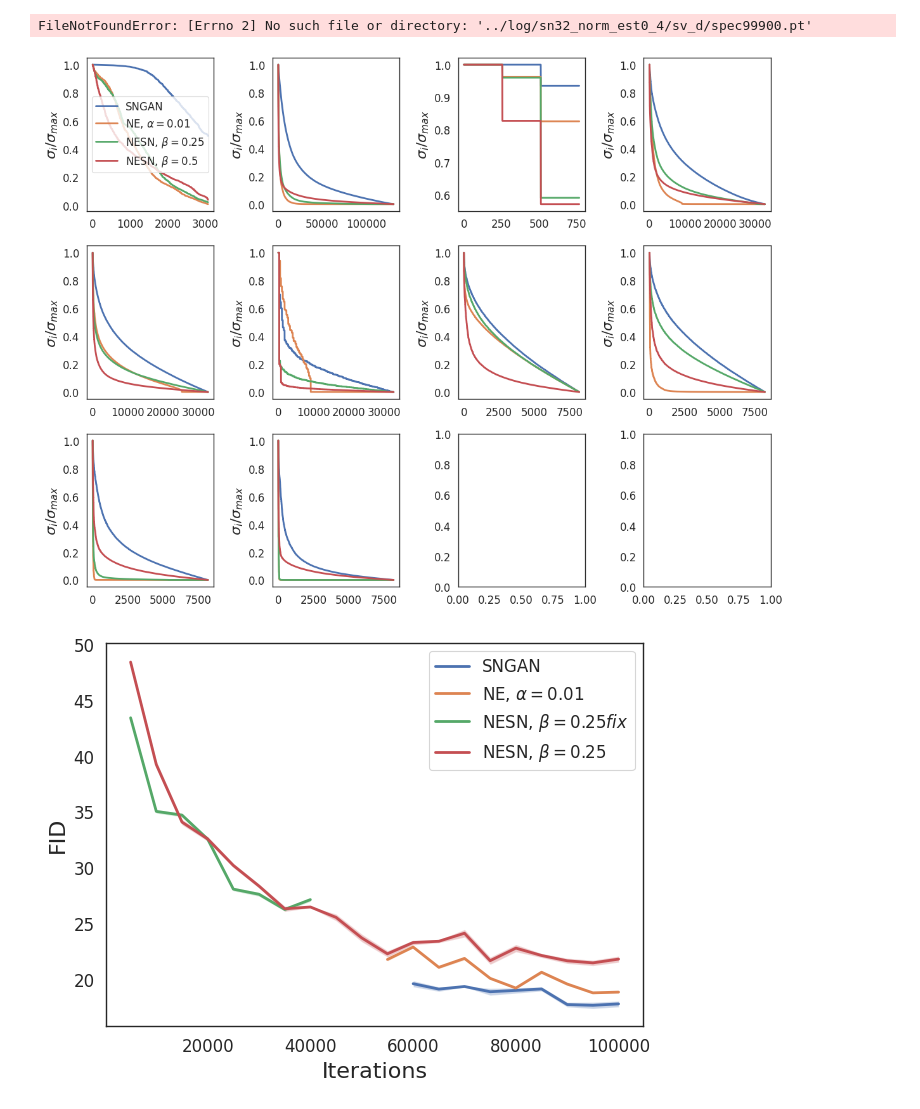
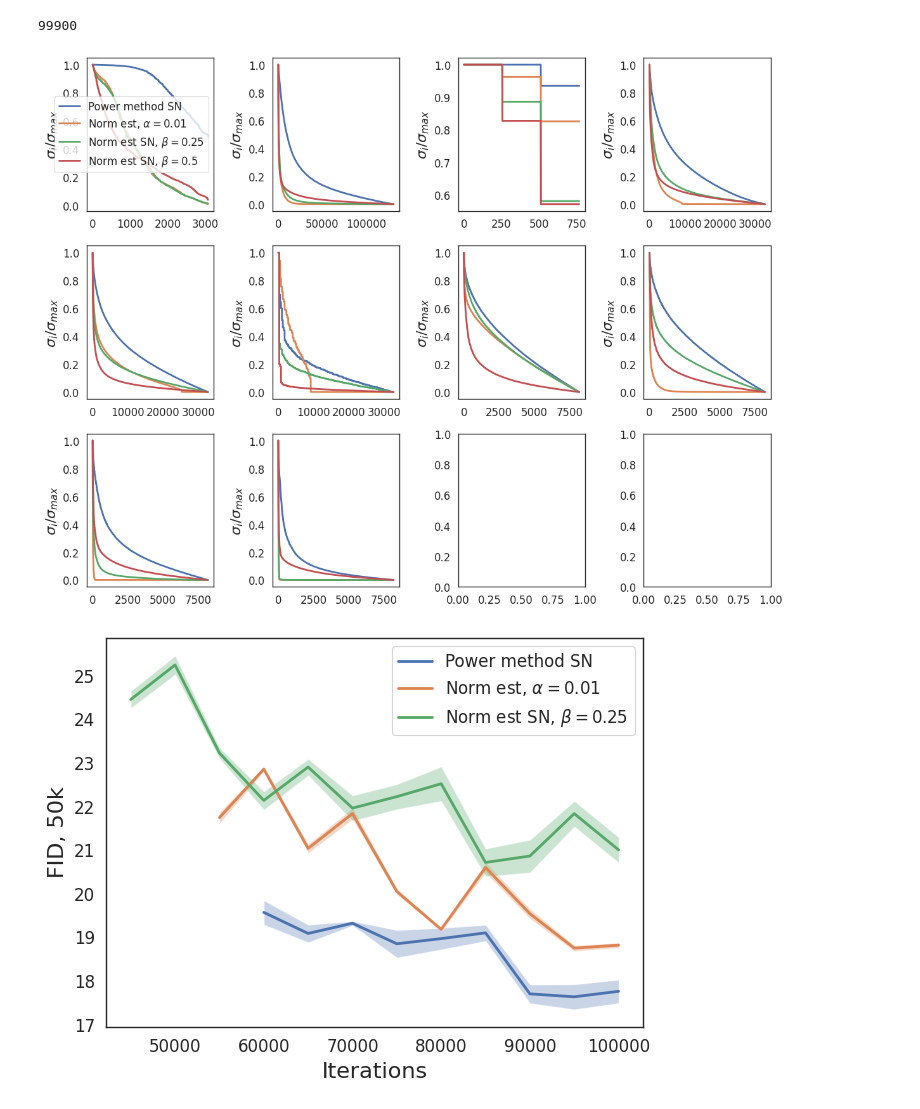
Before and after one commit to sverdoot/negan, a Jupyter notebook: notebooks/demo.ipynb, the cells around one changed output. Saved outputs shown, nothing was run; the diff lists cells and outputs as text; code cells hidden in the pictures.

```diff
--- a/notebooks/demo.ipynb
+++ b/notebooks/demo.ipynb
@@ -27,8 +27,12 @@ plt.rc('lines', linewidth=2)  # fontsize of the figure title
 
 log_dir = Path('../log')
 # %%
+# exp_dirs = ['sn32_snfix', 'sn32_norm_est001', 'sn32_norm_est0_4', 'sn32_norm_est0']
+# names = ['SNGAN', r'NE, $\alpha=0.01$', r'NESN, $\beta=0.25$', r'NESN, $\beta=0.5$']
+
+
 exp_dirs = ['sn32_snfix', 'sn32_norm_est001', 'sn32_norm_est0_4', 'sn32_norm_est0']
-names = ['SNGAN', r'NE, $\alpha=0.01$', r'NESN, $\beta=0.25$', r'NESN, $\beta=0.5$']
+names = ['Power method SN', r'Norm est., $\alpha=0.01$',  r'Norm est. SN, $\beta=0.25$', r'Norm est. SN, $\beta=0.5$']
 
 step = 0
 specs = dict()
@@ -42,7 +46,7 @@ for exp, name in zip(exp_dirs, names):
     specs[name] = spec
 print(step)
 # %% [output]
-FileNotFoundError: [Errno 2] No such file or directory: '../log/sn32_norm_est0_4/sv_d/spec99900.pt'
+99900
 # %%
 layer_names = list(specs[names[0]].keys())
 # %%
@@ -59,30 +63,30 @@ plt.tight_layout()
 plt.savefig(f'spectrum_{step}.png')
 plt.show()
 # %% [output]
-[figure, old version]
+[figure, new version]
 # %%
 
-exp_dirs = ['sn32_snfix', 'sn32_norm_est001', 'sn32_norm_est0_4', 'sn32_norm_est0_2', 'sn32_norm_est0']
-names = ['SNGAN', r'NE, $\alpha=0.01$',  r'NESN, $\beta=0.25 fix$', r'NESN, $\beta=0.25$', r'NESN, $\beta=0.5$']
+exp_dirs = ['sn32_snfix', 'sn32_norm_est001', 'sn32_norm_est0_4', 'sn32_norm_est0', 'sn32_norm_est0_3']
+names = ['Power method SN', r'Norm est., $\alpha=0.01$',  r'Norm est. SN, $\beta=0.25$', r'NESN, $\beta=0.5$', r'NESN, $\beta=0.125$']
 # %%
 from collections import OrderedDict
 # specs = dict()
-for (exp, name) in list(zip(exp_dirs, names))[:-1]:
+for (exp, name) in list(zip(exp_dirs, names))[:-2]:
     fids = json.load(Path(log_dir, exp, 'fid_50k_50k.json').open('r'))
-    fids = OrderedDict(sorted(fids.items(), key=lambda x: int(x[0])))
+    fids = OrderedDict(sorted(fids.items(), key=lambda x: -int(x[0])))
     # print(fids)
     steps = list(map(int, list(fids.keys())))
     # print(steps)
     fids_mean = np.array([np.mean(val) for val in fids.values()])
     fids_std = np.array([np.std(val) for val in fids.values()])
-    n = 120
+    n = 12
     plt.plot(steps[:n], fids_mean[:n], label=name)
     plt.fill_between(steps[:n], fids_mean[:n] - 1.96 * fids_std[:n], fids_mean[:n] + 1.96 * fids_std[:n], alpha=0.3)
-plt.ylabel('FID')
+plt.ylabel('FID, 50k')
 plt.xlabel('Iterations')
 plt.tight_layout()
 plt.legend()
 plt.savefig(f'fid_{steps[0]}.png')
 plt.show()
 # %% [output]
-[figure, old version]
+[figure, new version]
```
Also changed, not shown: 10 other files.
